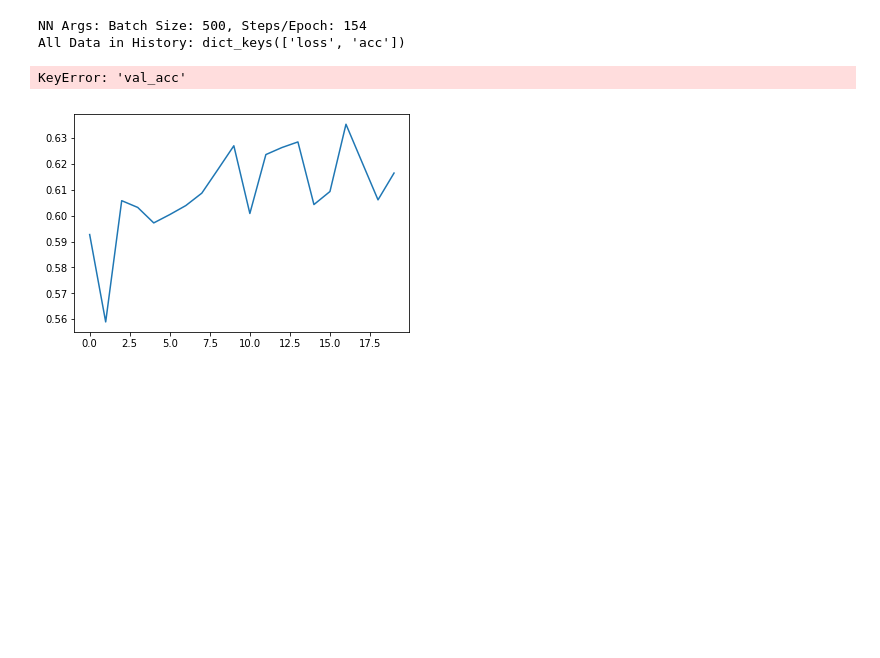
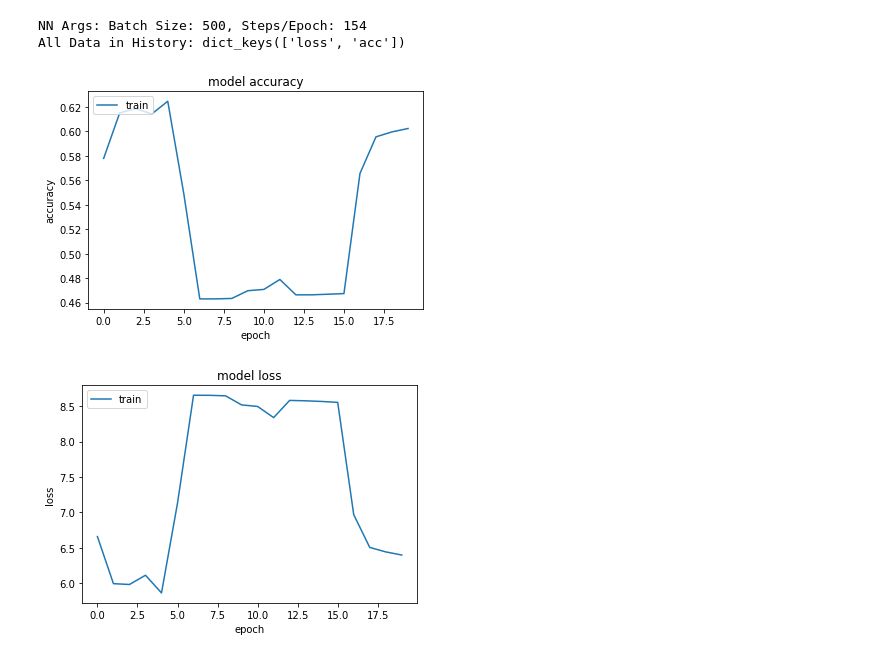
Before and after one commit to senane/ADELPHI, a Jupyter notebook: tensorflow_cnn.ipynb, the cells around one changed output. Drawn from its saved outputs; the diff is of its cells as text; code cells hidden in the pictures; blank space fills up the shorter version.

Commit message:
Keras Classifier with graphs showing accuracy and loss.

```diff
--- a/tensorflow_cnn.ipynb
+++ b/tensorflow_cnn.ipynb
@@ -62,38 +62,38 @@ def nn_model():
 # %%
 """Create KerasClassifier and pass args to the fit function used internally to train the NN."""
 # Set batch size, steps per epoch.
 training_set_size = data_train.shape[0];
 batch_size = 500;
 steps_per_epoch = (training_set_size // batch_size)
 print("NN Args: Batch Size: {}, Steps/Epoch: {}".format(batch_size, steps_per_epoch));
 
 # Compile the model and record history.
 estimator = KerasClassifier(build_fn=nn_model,epochs=20,batch_size=batch_size,verbose=0)
 history = estimator.fit(data_train,labels_train,verbose=0)
-print("All Data in History: {}".format(history.history.keys()))
+# print("All Data in History: {}".format(history.history.keys()))
 
 # Summarize history for accuracy.
 plt.plot(history.history['acc'])
-plt.plot(history.history['val_acc'])
+# plt.plot(history.history['val_acc'])
 plt.title('model accuracy')
 plt.ylabel('accuracy')
 plt.xlabel('epoch')
 plt.legend(['train', 'test'], loc='upper left')
 plt.show()
 
 # Summarize history for loss.
 plt.plot(history.history['loss'])
-plt.plot(history.history['val_loss'])
+# plt.plot(history.history['val_loss'])
 plt.title('model loss')
 plt.ylabel('loss')
 plt.xlabel('epoch')
 plt.legend(['train', 'test'], loc='upper left')
 plt.show()
 # %% [output]
 NN Args: Batch Size: 500, Steps/Epoch: 154
 All Data in History: dict_keys(['loss', 'acc'])
-KeyError: 'val_acc'
-[figure, old version]
+[figure, new version]
+[figure, added]
 # %%
 """Evaluate the model with cross-validation for single animal."""
 
```
Also changed, not shown: parts of 2 cells of this notebook.
